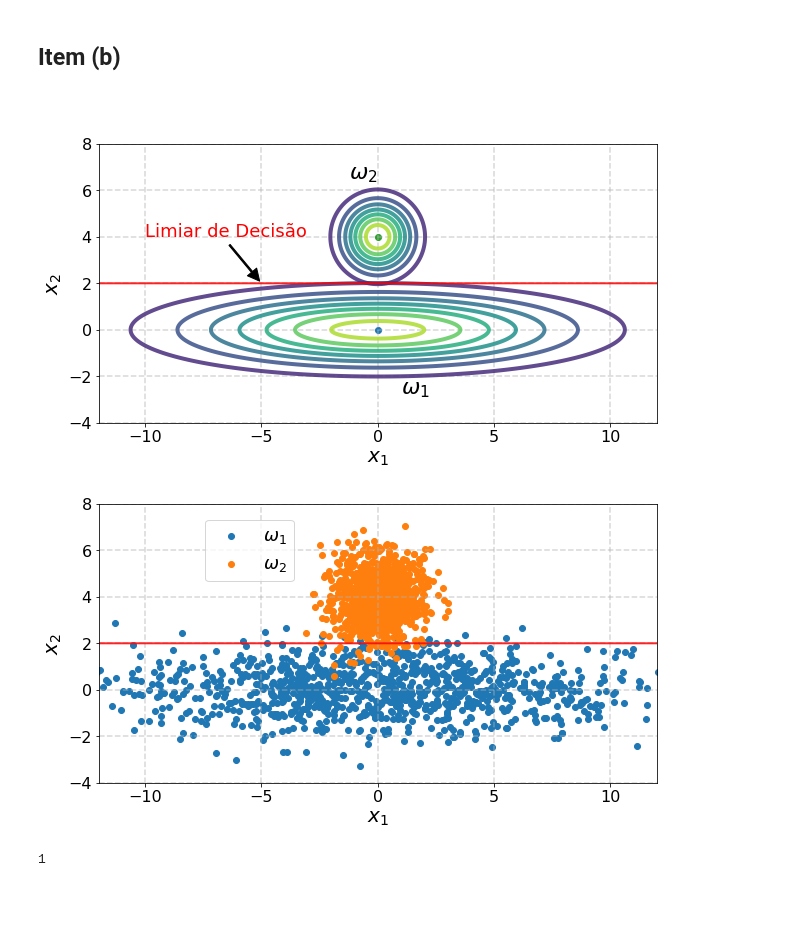
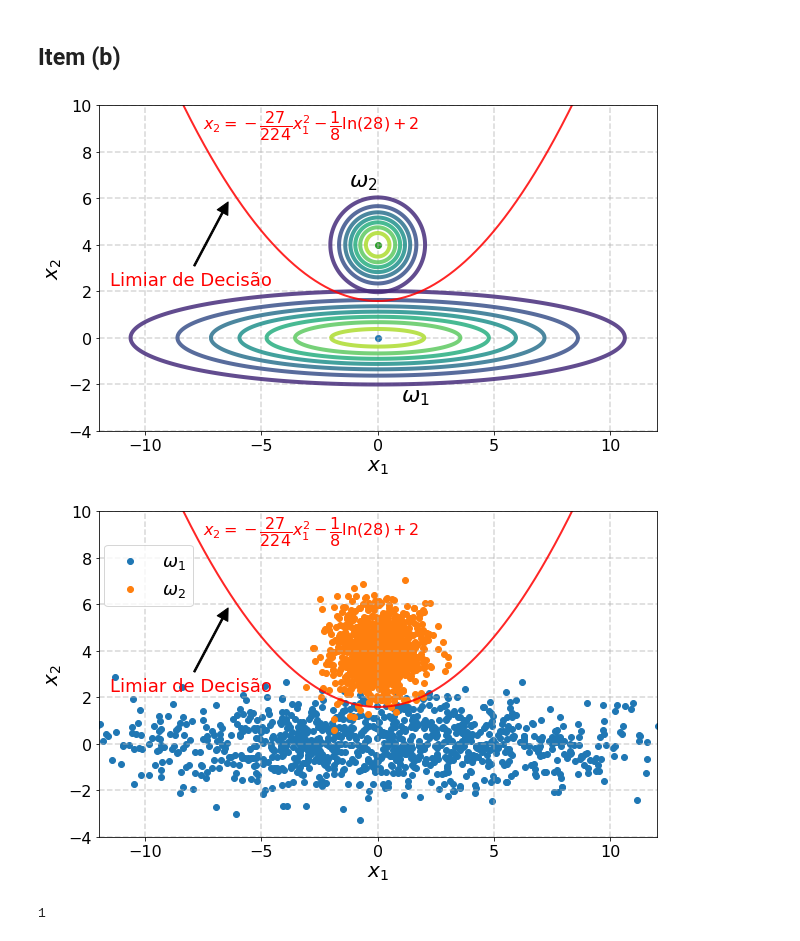
Before and after one commit to titocaco/disciplina_ml, a Jupyter notebook: ml_prova_6.ipynb, the cells around one changed output. Cells and saved outputs as stored; diff of their text form; code cells hidden in the pictures; blank space fills up the shorter version.

Commit message:
Correção da fronteira de decisão na Questão 6 e correção na CM.

```diff
--- a/ml_prova_6.ipynb
+++ b/ml_prova_6.ipynb
@@ -49,16 +49,16 @@ plt.contour(x, y, rv2.pdf(pos), linewidths=4, alpha=0.85)
 
 # plt.colorbar()
 
-a = 0
-b = 2
+a = 27/224
+b = -1/8 * np.log(28) + 2
 
 x1 = np.linspace(-12, 12, 10000, endpoint=True)
-x2 = a * x1 + b
+x2 = a * x1 ** 2 + b
 plt.plot(x1, x2, LineWidth=2, linestyle='-', color='red', alpha=0.85)
 
 plt.annotate('Limiar de Decisão',
-             xy=(-5, 2),
-             xytext=(-10, 4),
+             xy=(-6.35, 6),
+             xytext=(-11.5, 2.25),
              arrowprops=dict(facecolor='black',
                              shrink=0.05,
                              width=1.5,
@@ -66,14 +66,14 @@ plt.annotate('Limiar de Decisão',
              color='red',
              fontsize=18)
 
-plt.annotate(r'$x_{2} = -\dfrac{6}{7}x_{1} + \dfrac{109}{14}$', xy=(-1, 9), fontsize=16, color='red')
+plt.annotate(r'$x_{2} = -\dfrac{27}{224}x_{1}^{2} - \dfrac{1}{8}\ln(28) + 2$', xy=(-7.5, 9), fontsize=16, color='red')
 
 plt.xticks(fontsize=16)
 plt.yticks(fontsize=16)
 plt.xlabel(r'$x_{1}$', fontsize=20)
 plt.ylabel(r'$x_{2}$', fontsize=20)
 plt.xlim(-12, 12)
-plt.ylim(-4, 8)
+plt.ylim(-4, 10)
 
 plt.grid(True, linestyle='--', linewidth=1.5, alpha=0.5)
 
@@ -81,42 +81,55 @@ plt.savefig('ml_prova_06b.pdf', formar='pdf', dpi=300, transparent=True, bbox_in
 
 plt.show()
 # %% [output]
-[figure, old version]
+[figure, new version]
 # %%
 np.random.seed(211)
 dados_1 = np.random.multivariate_normal(mu1, epsilon1, size=int(N_PONTOS * 0.5))
 
 np.random.seed(350)
 dados_2 = np.random.multivariate_normal(mu2, epsilon2, size=int(N_PONTOS * 0.5))
 
 plt.figure(figsize=(10, 8))
 plt.axes().set_aspect('equal')
 
 plt.scatter(dados_1[:, 0], dados_1[:, 1], label=r'$\omega_{1}$')
 plt.scatter(dados_2[:, 0], dados_2[:, 1], label=r'$\omega_{2}$')
 
-plt.legend(fontsize=18, loc='upper left', bbox_to_anchor=(0.175, 0.975))
+plt.legend(fontsize=18, loc='upper right', bbox_to_anchor=(0.185, 0.925))
 
-a = 0
-b = 2
+a = 27/224
+b = -1/8 * np.log(28) + 2
+
 x1 = np.linspace(-12, 12, 10000, endpoint=True)
-x2 = a * x1 + b
+x2 = a * x1 ** 2 + b
 plt.plot(x1, x2, LineWidth=2, linestyle='-', color='red', alpha=0.85)
+
+plt.annotate('Limiar de Decisão',
+             xy=(-6.35, 6),
+             xytext=(-11.5, 2.25),
+             arrowprops=dict(facecolor='black',
+                             shrink=0.05,
+                             width=1.5,
+                             edgecolor='black'),
+             color='red',
+             fontsize=18)
+
+plt.annotate(r'$x_{2} = -\dfrac{27}{224}x_{1}^{2} - \dfrac{1}{8}\ln(28) + 2$', xy=(-7.5, 9), fontsize=16, color='red')
 
 plt.xticks(fontsize=16)
 plt.yticks(fontsize=16)
 plt.xlabel(r'$x_{1}$', fontsize=20)
 plt.ylabel(r'$x_{2}$', fontsize=20)
 plt.xlim(-12, 12)
-plt.ylim(-4, 8)
+plt.ylim(-4, 10)
 
 plt.grid(True, linestyle='--', linewidth=1.5, alpha=0.5)
 
 plt.savefig('ml_prova_06b_amostras.pdf', formar='pdf', dpi=300, transparent=True, bbox_inches='tight')
 
 plt.show()
 # %% [output]
-[figure, old version]
+[figure, new version]
 # %%
 def classifica(amostra, limiar):
     x0 = amostra[0]
```
Also changed, not shown: parts of 3 cells of this notebook.
